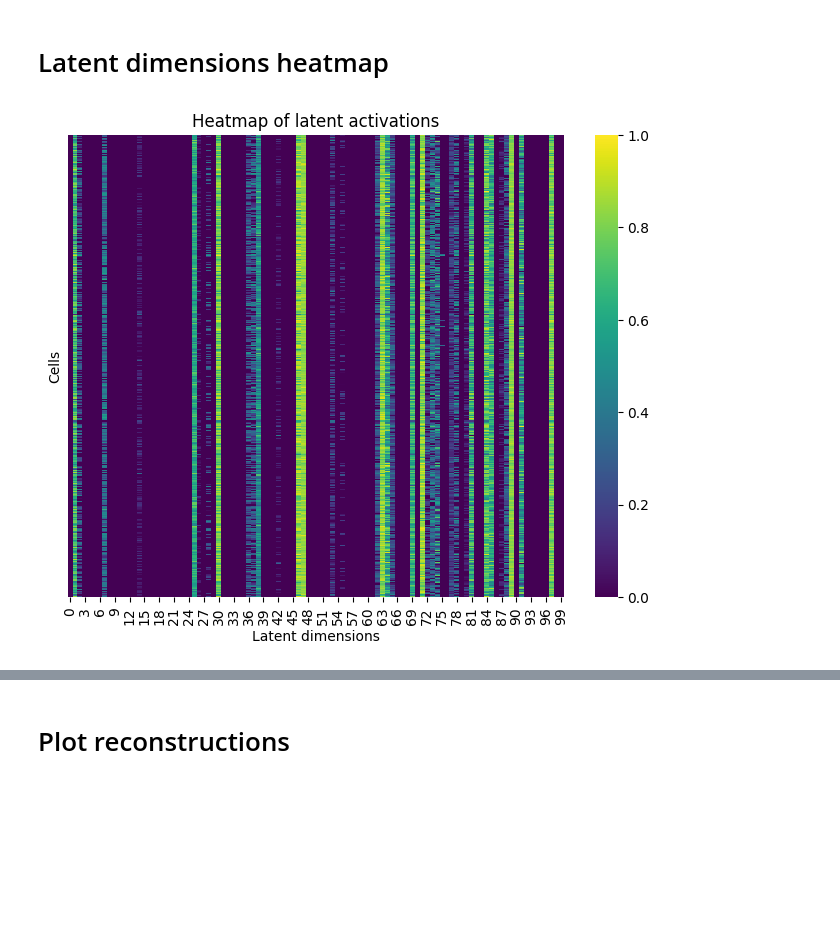
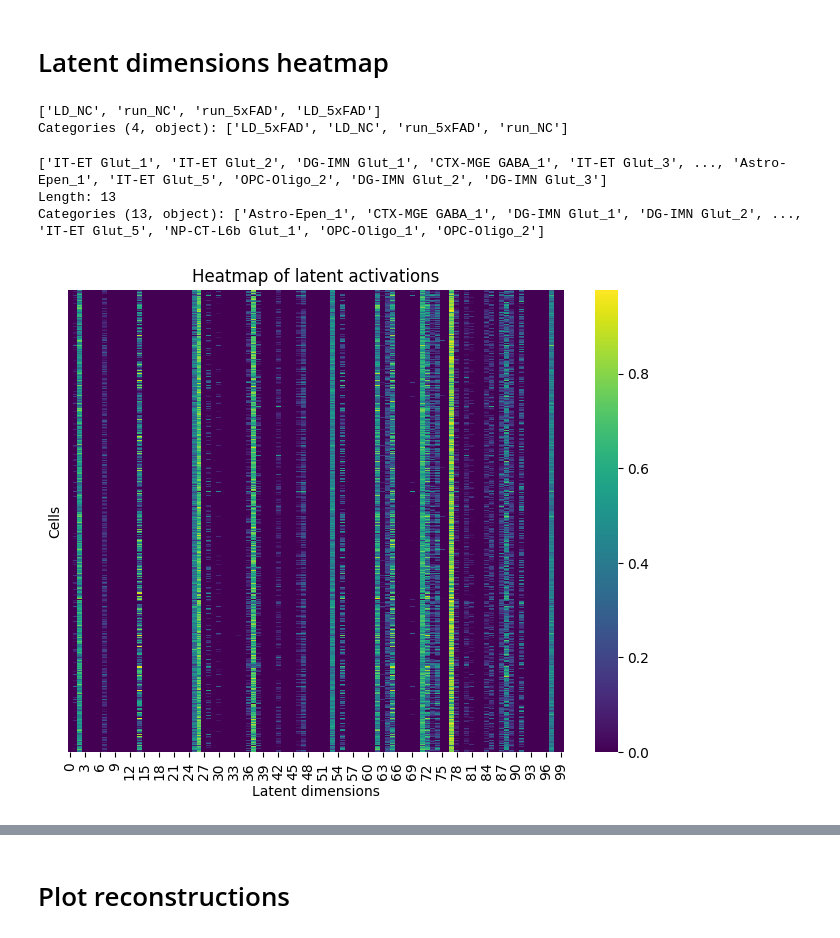
Before and after one commit to Xavier919/scRNAseq_analysis, a Jupyter notebook: sparse_autoencoder_.ipynb, the cells around one changed output, grey strips where cells are left out. Drawn from its saved outputs; the diff is of its cells as text; code cells hidden in the pictures; blank space fills up the shorter version.

```diff
--- a/sparse_autoencoder_.ipynb
+++ b/sparse_autoencoder_.ipynb
@@ -142,4 +142,4 @@ filtered_state_dict = {k: v for k, v in state_dict.items() if k in model_state_d
 autoencoder.load_state_dict(filtered_state_dict, strict=False)
 autoencoder.eval()
 autoencoder.cpu()
-#apply_pruning(autoencoder, amount=0.99)
+apply_pruning(autoencoder, amount=0.99)
@@ -281,10 +378,17 @@ display_go_enrichment(pos_df_results[dim], f'latent_dim_{dim}', namespace='BP')
 # Latent dimensions heatmap
 # %%
 adata_test.obs['Sample_Tag'].unique()
+# %% [output]
+['LD_NC', 'run_NC', 'run_5xFAD', 'LD_5xFAD']
+Categories (4, object): ['LD_5xFAD', 'LD_NC', 'run_5xFAD', 'run_NC']
 # %%
 adata_test.obs['cluster_class_name'].unique()
+# %% [output]
+['IT-ET Glut_1', 'IT-ET Glut_2', 'DG-IMN Glut_1', 'CTX-MGE GABA_1', 'IT-ET Glut_3', ..., 'Astro-Epen_1', 'IT-ET Glut_5', 'OPC-Oligo_2', 'DG-IMN Glut_2', 'DG-IMN Glut_3']
+Length: 13
+Categories (13, object): ['Astro-Epen_1', 'CTX-MGE GABA_1', 'DG-IMN Glut_1', 'DG-IMN Glut_2', ..., 'IT-ET Glut_5', 'NP-CT-L6b Glut_1', 'OPC-Oligo_1', 'OPC-Oligo_2']
 # %%
-plot_latent_heatmap(autoencoder, data, adata_test, sample_tags=['LD_NC'], clusters=['CTX-MGE GABA_1'], subclusters=None, num_cells=500)
+plot_latent_heatmap(autoencoder, data, adata_test, sample_tags=['LD_NC'], clusters=['Astro-Epen_1'], subclusters=None, num_cells=500)
 # %% [output]
-[figure, old version]
+[figure, new version]
 # %%
```
Also changed, not shown: parts of 10 cells of this notebook, 1 other file.
